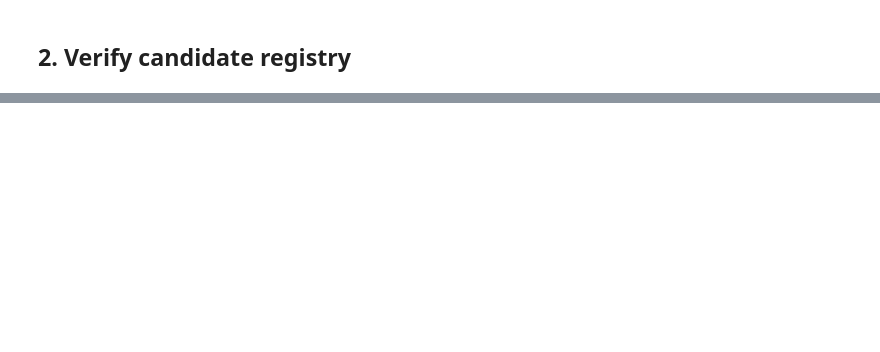
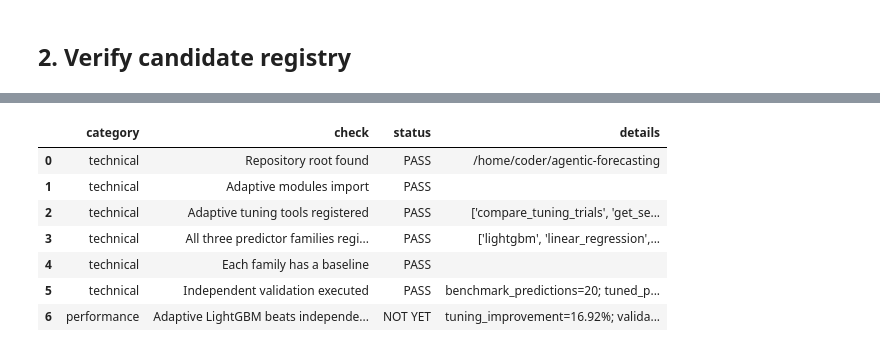
Before and after one commit to helloheyi/agentic-forecasting-c1-bmo-one, a Jupyter notebook: implementations/BAA10Y_forecasting/04_BAA10Y_adaptive_agent_tests.ipynb, the cells around one changed output, grey strips where cells are left out. Cells and saved outputs as stored; diff of their text form; code cells hidden in the pictures; blank space fills up the shorter version.

```diff
--- a/implementations/BAA10Y_forecasting/04_BAA10Y_adaptive_agent_tests.ipynb
+++ b/implementations/BAA10Y_forecasting/04_BAA10Y_adaptive_agent_tests.ipynb
@@ -356,0 +992,57 @@ The conversational agent works correctly if it calls the tools, reports the same
+# %%
+validation_test_executed = (
+    VALIDATION_BENCHMARK_TRIAL
+    .n_predictions
+    > 0
+    and VALIDATION_TUNED_TRIAL
+    .n_predictions
+    > 0
+)
+
+add_check(
+    "technical",
+    "Independent validation executed",
+    validation_test_executed,
+    (
+        f"benchmark_predictions="
+        f"{VALIDATION_BENCHMARK_TRIAL.n_predictions}; "
+        f"tuned_predictions="
+        f"{VALIDATION_TUNED_TRIAL.n_predictions}"
+    ),
+)
+
+add_check(
+    "performance",
+    (
+        "Adaptive LightGBM beats "
+        "independent benchmark"
+    ),
+    (
+        validation_improvement_pct
+        >= MIN_VALIDATION_IMPROVEMENT_PCT
+    ),
+    (
+        f"tuning_improvement="
+        f"{tuning_improvement_pct:.2f}%; "
+        f"validation_improvement="
+        f"{validation_improvement_pct:.2f}%; "
+        f"decision={FINAL_DECISION}"
+    ),
+)
+
+FINAL_HEALTH_REPORT = pd.DataFrame(
+    CHECKS
+)
+
+display(
+    FINAL_HEALTH_REPORT
+)
+# %% [output]
+|  | category | check | status | details |
+| 0 | technical | Repository root found | PASS | /home/coder/agentic-forecasting |
+| 1 | technical | Adaptive modules import | PASS |  |
+| 2 | technical | Adaptive tuning tools registered | PASS | ['compare_tuning_trials', 'get_se... |
+| 3 | technical | All three predictor families regi... | PASS | ['lightgbm', 'linear_regression',... |
+| 4 | technical | Each family has a baseline | PASS |  |
+| 5 | technical | Independent validation executed | PASS | benchmark_predictions=20; tuned_p... |
+| 6 | performance | Adaptive LightGBM beats independe... | NOT YET | tuning_improvement=16.92%; valida... |
```
Also changed, not shown: parts of 27 cells of this notebook, 8 other files.
